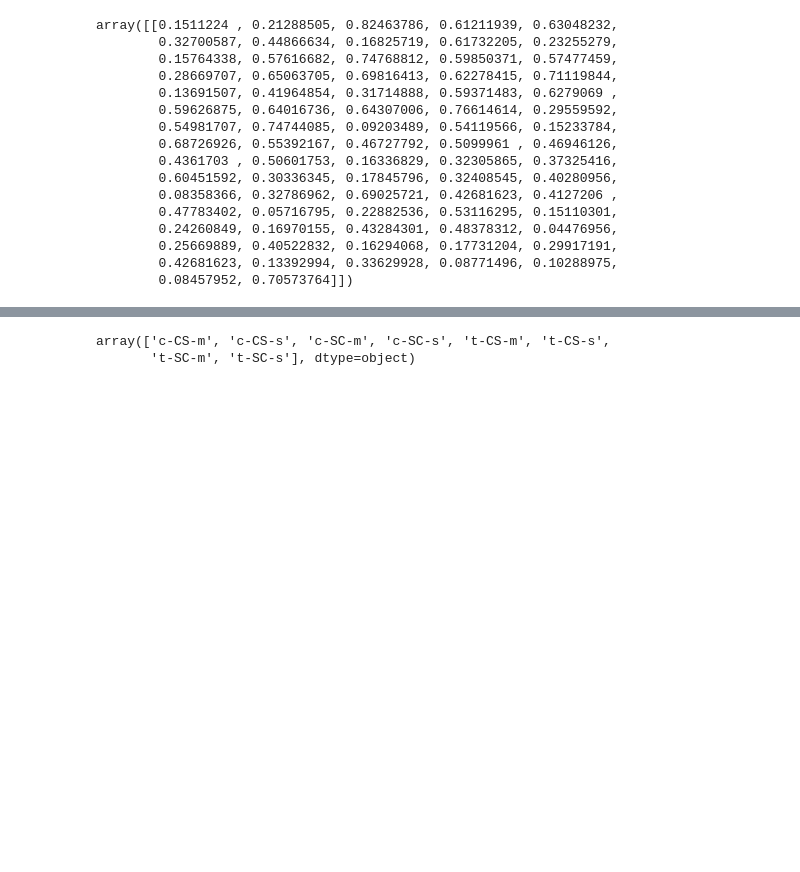
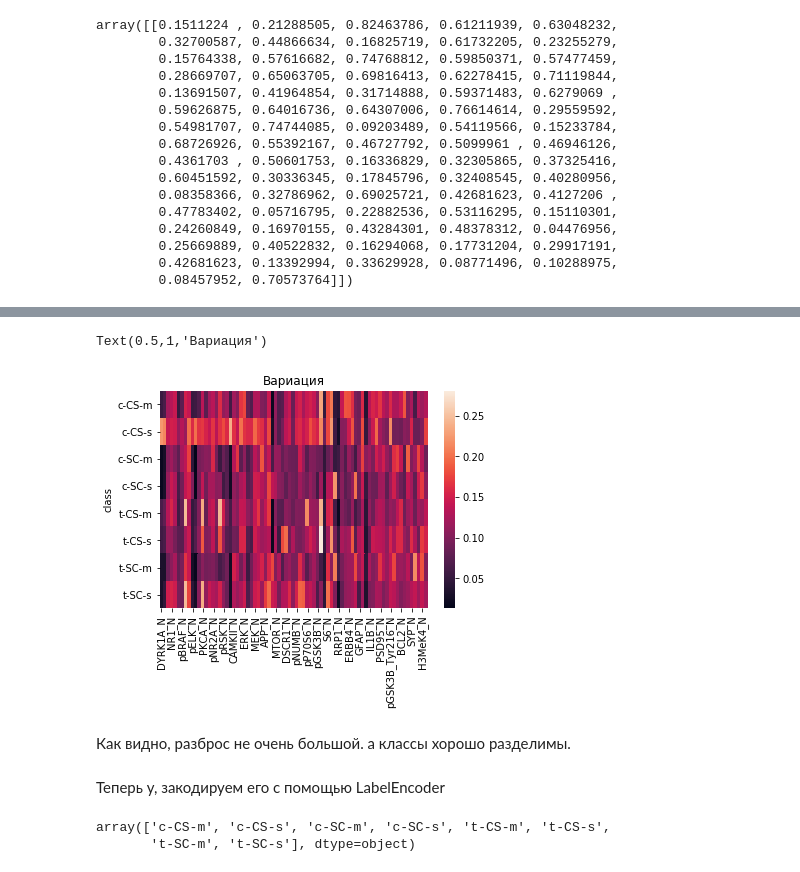
Before and after one commit to pyltsin/ipynb, a Jupyter notebook: otus/14 (dimred)/homework_dimred.ipynb, the cells around one changed output, grey strips where cells are left out. Saved outputs shown, nothing was run; the diff lists cells and outputs as text; code cells hidden in the pictures; blank space fills up the shorter version.

```diff
--- a/otus/14 (dimred)/homework_dimred.ipynb
+++ b/otus/14 (dimred)/homework_dimred.ipynb
@@ -192,3 +230,13 @@ array([[0.1511224 , 0.21288505, 0.82463786, 0.61211939, 0.63048232,
+# %%
+seaborn.heatmap(std_by_group)
+plt.title('Вариация')
+# %% [output]
+Text(0.5,1,'Вариация')
+[figure, added]
+# %% [markdown]
+Как видно, разброс не очень большой. а классы хорошо разделимы.
+# %% [markdown]
+Теперь y, закодируем его с помощью LabelEncoder
 # %%
 y = y.astype('category')
 # %%
```
Also changed, not shown: parts of 46 cells of this notebook, 1 other file.
